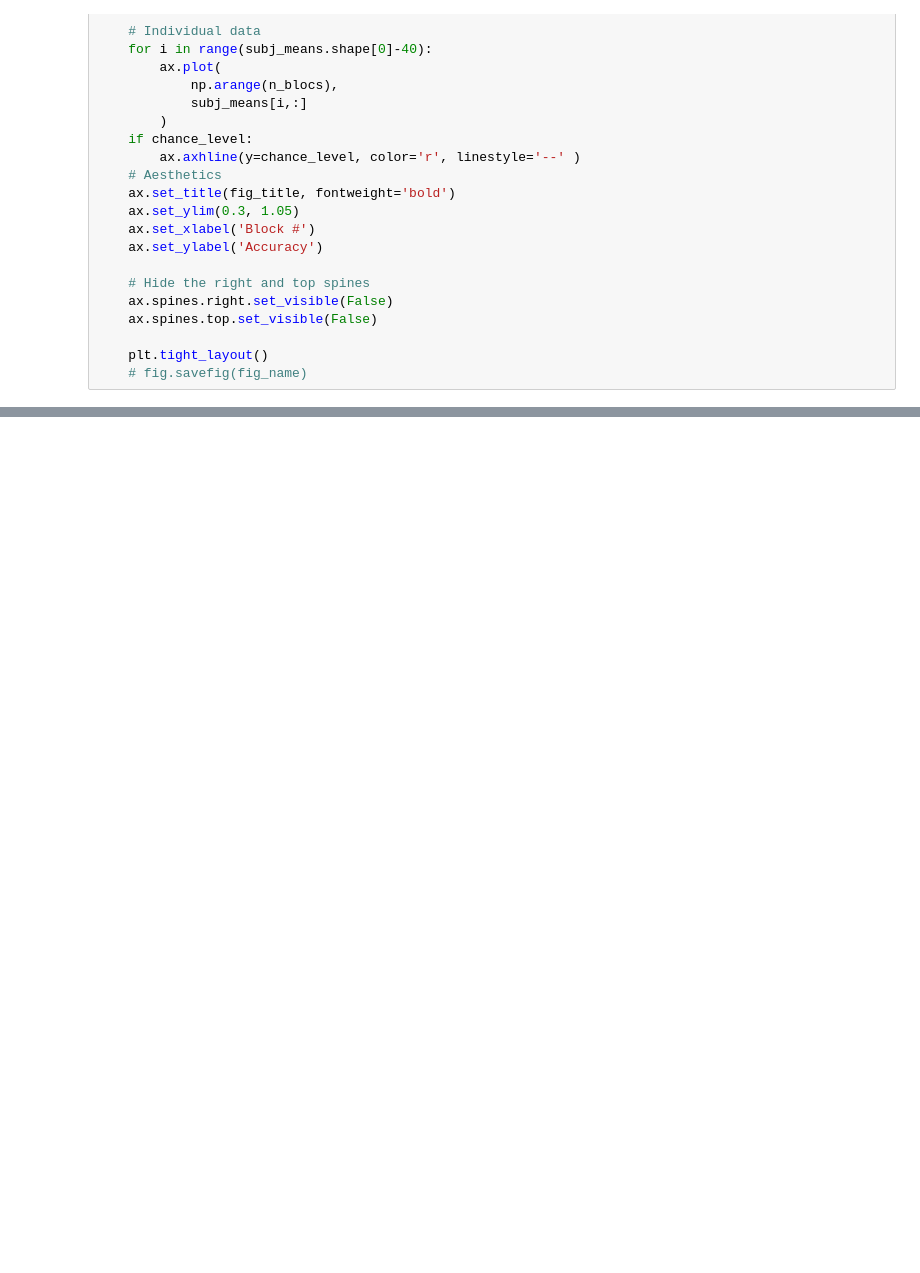
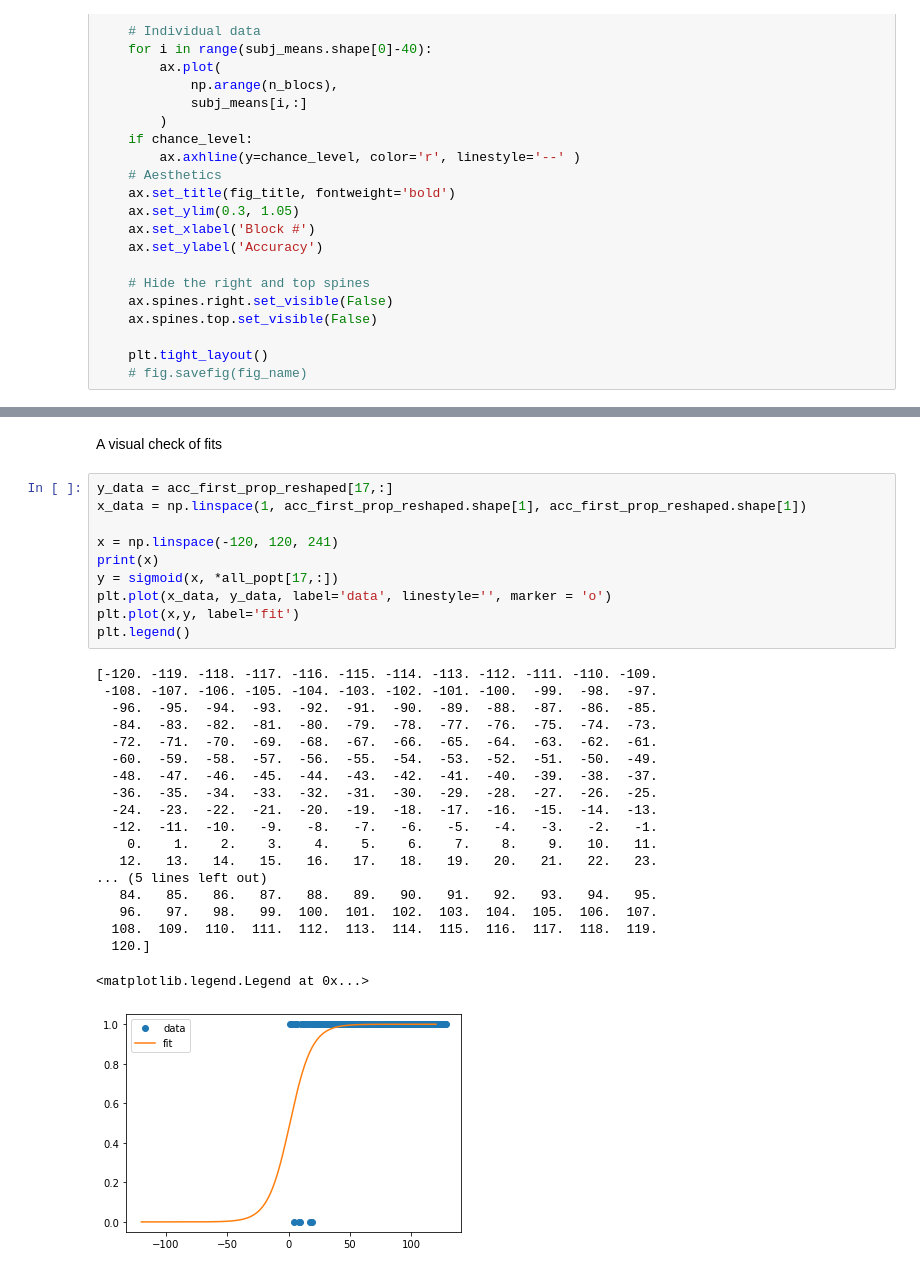
Before and after one commit to JirkoRu/analysis_scripts, a Jupyter notebook: part_level_analysis/fit_functions_trials.ipynb, the cells around one changed output, grey strips where cells are left out. Saved outputs shown, nothing was run; the diff lists cells and outputs as text; blank space fills up the shorter version.

```diff
--- a/part_level_analysis/fit_functions_trials.ipynb
+++ b/part_level_analysis/fit_functions_trials.ipynb
@@ -105,0 +165,32 @@ print(all_popt.shape)
+# %% [markdown]
+A visual check of fits
+# %%
+y_data = acc_first_prop_reshaped[17,:]
+x_data = np.linspace(1, acc_first_prop_reshaped.shape[1], acc_first_prop_reshaped.shape[1])
+
+x = np.linspace(-120, 120, 241)
+print(x)
+y = sigmoid(x, *all_popt[17,:])
+plt.plot(x_data, y_data, label='data', linestyle='', marker = 'o')
+plt.plot(x,y, label='fit')
+plt.legend()
+# %% [output]
+[-120. -119. -118. -117. -116. -115. -114. -113. -112. -111. -110. -109.
+ -108. -107. -106. -105. -104. -103. -102. -101. -100.  -99.  -98.  -97.
+  -96.  -95.  -94.  -93.  -92.  -91.  -90.  -89.  -88.  -87.  -86.  -85.
+  -84.  -83.  -82.  -81.  -80.  -79.  -78.  -77.  -76.  -75.  -74.  -73.
+  -72.  -71.  -70.  -69.  -68.  -67.  -66.  -65.  -64.  -63.  -62.  -61.
+  -60.  -59.  -58.  -57.  -56.  -55.  -54.  -53.  -52.  -51.  -50.  -49.
+  -48.  -47.  -46.  -45.  -44.  -43.  -42.  -41.  -40.  -39.  -38.  -37.
+  -36.  -35.  -34.  -33.  -32.  -31.  -30.  -29.  -28.  -27.  -26.  -25.
+  -24.  -23.  -22.  -21.  -20.  -19.  -18.  -17.  -16.  -15.  -14.  -13.
+  -12.  -11.  -10.   -9.   -8.   -7.   -6.   -5.   -4.   -3.   -2.   -1.
+    0.    1.    2.    3.    4.    5.    6.    7.    8.    9.   10.   11.
+   12.   13.   14.   15.   16.   17.   18.   19.   20.   21.   22.   23.
+... (5 lines left out)
+   84.   85.   86.   87.   88.   89.   90.   91.   92.   93.   94.   95.
+   96.   97.   98.   99.  100.  101.  102.  103.  104.  105.  106.  107.
+  108.  109.  110.  111.  112.  113.  114.  115.  116.  117.  118.  119.
+  120.]
+<matplotlib.legend.Legend at 0x...>
+[figure, added]
```
Also changed, not shown: parts of 25 cells of this notebook, 19 other files.
